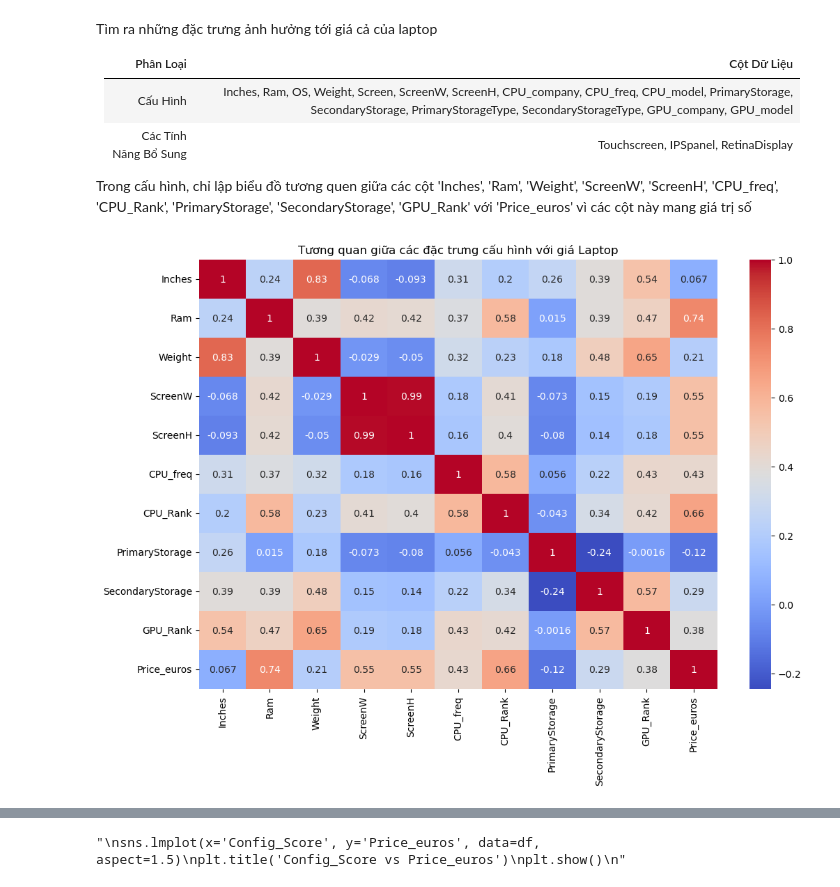
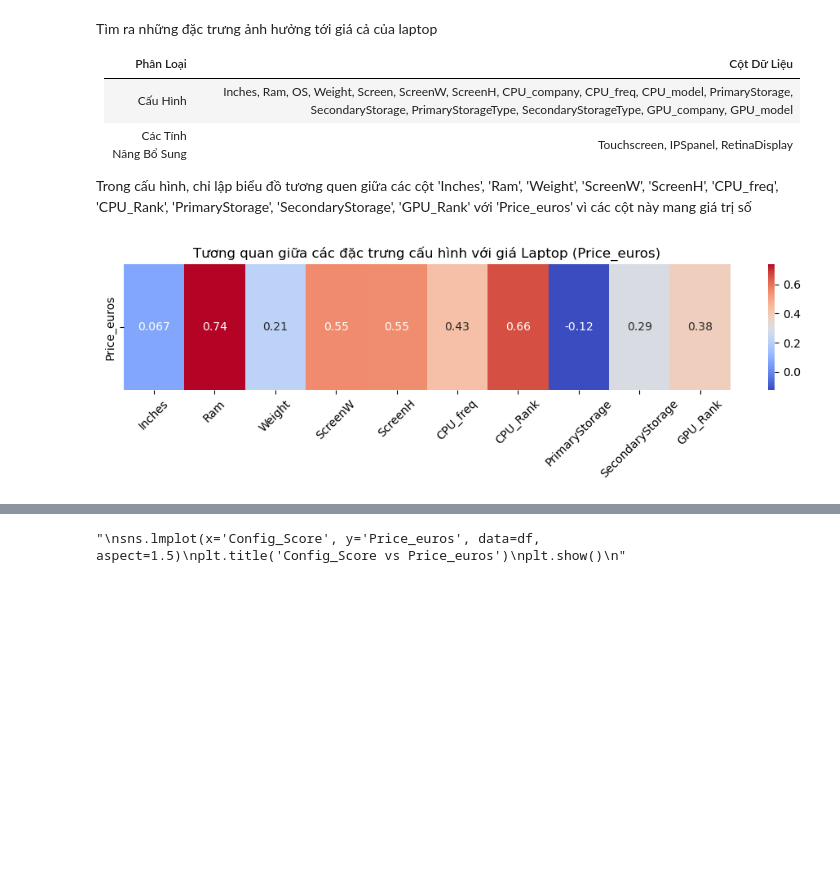
Before and after one commit to nguyennn263/final-lab-programming4DS, a Jupyter notebook: TienQuoc_Q1.ipynb, the cells around one changed output, grey strips where cells are left out. Saved outputs shown, nothing was run; the diff lists cells and outputs as text; code cells hidden in the pictures; blank space fills up the shorter version.

```diff
--- a/TienQuoc_Q1.ipynb
+++ b/TienQuoc_Q1.ipynb
@@ -558,13 +558,17 @@ Tìm ra những đặc trưng ảnh hưởng tới giá cả của laptop
 
 Trong cấu hình, chỉ lập biểu đồ tương quen giữa các cột 'Inches', 'Ram', 'Weight', 'ScreenW', 'ScreenH', 'CPU_freq', 'CPU_Rank', 'PrimaryStorage', 'SecondaryStorage', 'GPU_Rank' với 'Price_euros' vì các cột này mang giá trị số
 # %%
-
-plt.figure(figsize=(12, 8))
-sns.heatmap(df[['Inches', 'Ram', 'Weight', 'ScreenW', 'ScreenH', 'CPU_freq', 'CPU_Rank', 'PrimaryStorage', 'SecondaryStorage', 'GPU_Rank', 'Price_euros']].corr(), annot=True, cmap='coolwarm')
-plt.title('Tương quan giữa các đặc trưng cấu hình với giá Laptop')
+corr_matrix = df[['Inches', 'Ram', 'Weight', 'ScreenW', 'ScreenH',
+                 'CPU_freq', 'CPU_Rank', 'PrimaryStorage',
+                 'SecondaryStorage', 'GPU_Rank', 'Price_euros']].corr()
+price_corr = corr_matrix[['Price_euros']].drop('Price_euros')  # Loại bỏ tương quan tự với chính nó
+plt.figure(figsize=(12, 2))
+sns.heatmap(price_corr.T, annot=True, cmap='coolwarm', cbar=True)
+plt.xticks(rotation=45)
+plt.title('Tương quan giữa các đặc trưng cấu hình với giá Laptop (Price_euros)')
 plt.show()
 # %% [output]
-[figure, old version]
+[figure, new version]
 # %%
 # Chuyển giá trị YES/NO sang 1/0 của 3 cột Touchscreen, IPSpanel, RetinaDisplay
 df['Touchscreen'] = df['Touchscreen'].map({'Yes': 1, 'No': 0})
```
Also changed, not shown: parts of 1 cell of this notebook.
